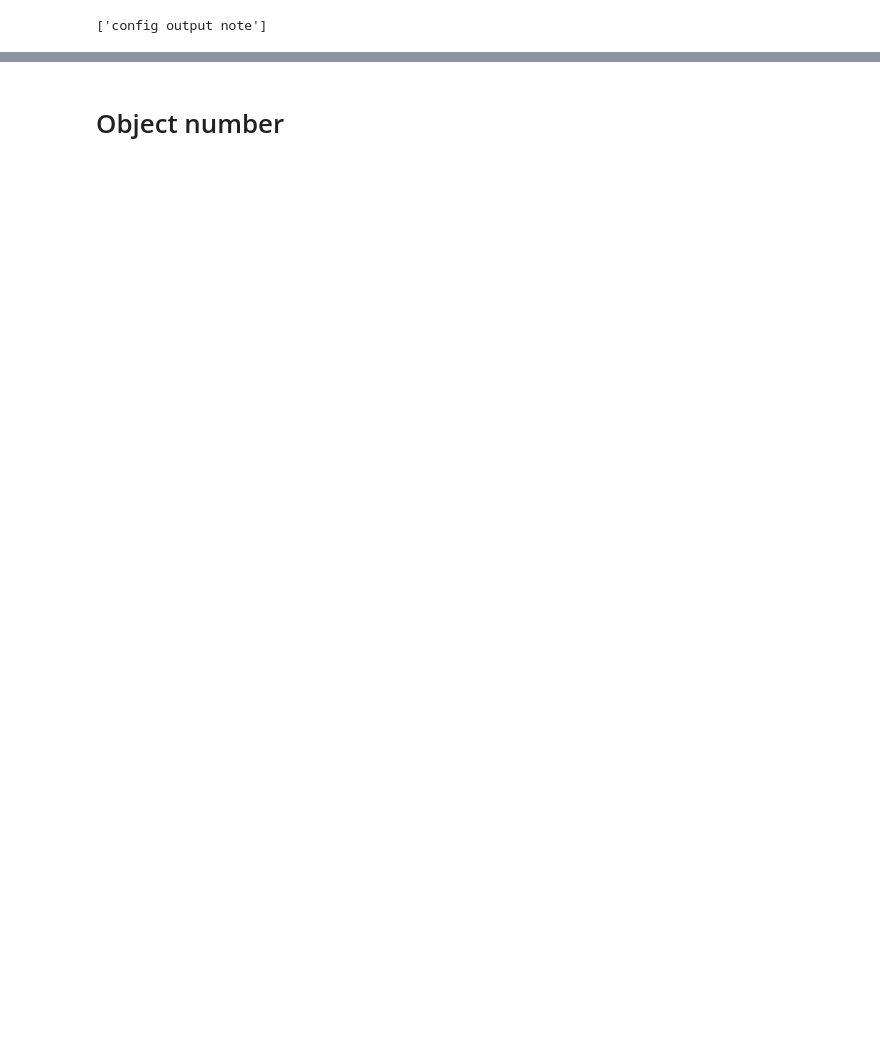
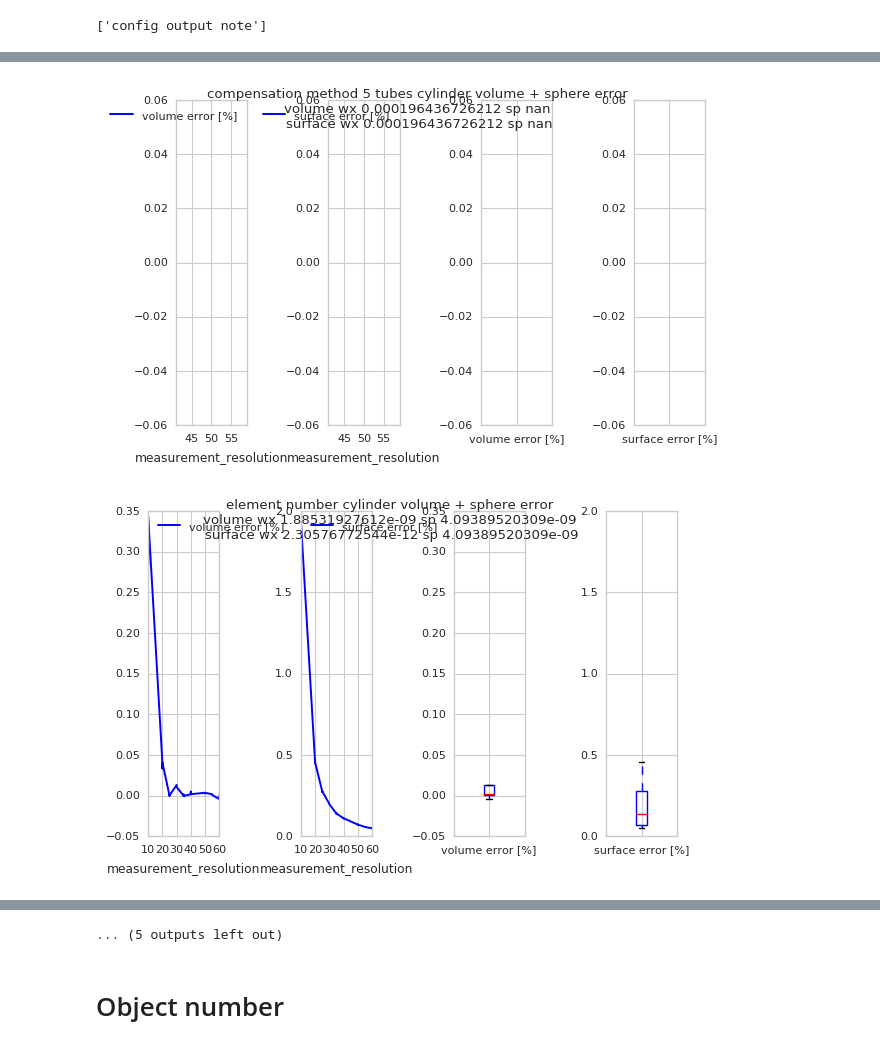
Before and after one commit to mjirik/teigen, a Jupyter notebook: examples/paperfigures.ipynb, the cells around one changed output, grey strips where cells are left out. Drawn from its saved outputs; the diff is of its cells as text; code cells hidden in the pictures; blank space fills up the shorter version.

```diff
--- a/examples/paperfigures.ipynb
+++ b/examples/paperfigures.ipynb
@@ -76,0 +36,22 @@ SpearmanrResult(correlation=0.99663598421959865, pvalue=3.0737400159692711e-281)
+# %%
+data = {
+    "config output note": [],
+    "volume wilcoxon": [],
+    "volume spearman": [],
+    "surface wilcoxon": [],
+    "surface spearman": [],
+    "number of samples": []
+}
+for note in np.unique(df["config output note"]):
+    vw, vs, sw, ss = statistic_tests(dfs)
+    data["config output note"].append(note)
+    data["volume wilcoxon"].append(vw.pvalue)
+    data["volume spearman"].append(vs.pvalue)
+    data["surface wilcoxon"].append(sw.pvalue)
+    data["surface spearman"].append(ss.pvalue)
+    data["number of samples"].append(len(dfs))
+    dfs = df[df["config output note"] == note]
+    show_error(dfs, radius_method=note)
+
+pd.DataFrame(data)
+# %% [output]
@@ -76,0 +77,2 @@ SpearmanrResult(correlation=0.99663598421959865, pvalue=3.0737400159692711e-281)
+[figure, added]
+[figure, added]
@@ -77,3 +86,4 @@ SpearmanrResult(correlation=0.99663598421959865, pvalue=3.0737400159692711e-281)
+... (5 outputs left out)
 # %% [markdown]
 # Object number
 # %%
```
Also changed, not shown: parts of 11 cells of this notebook, 4 other files.
